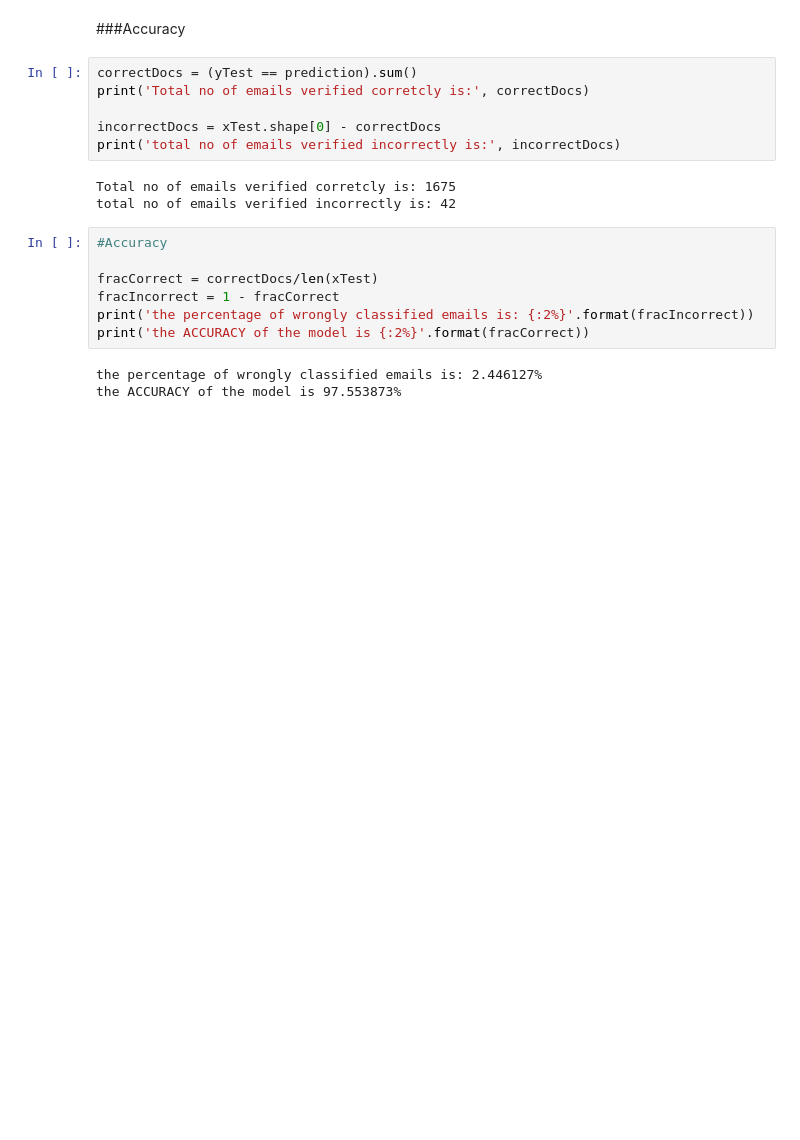
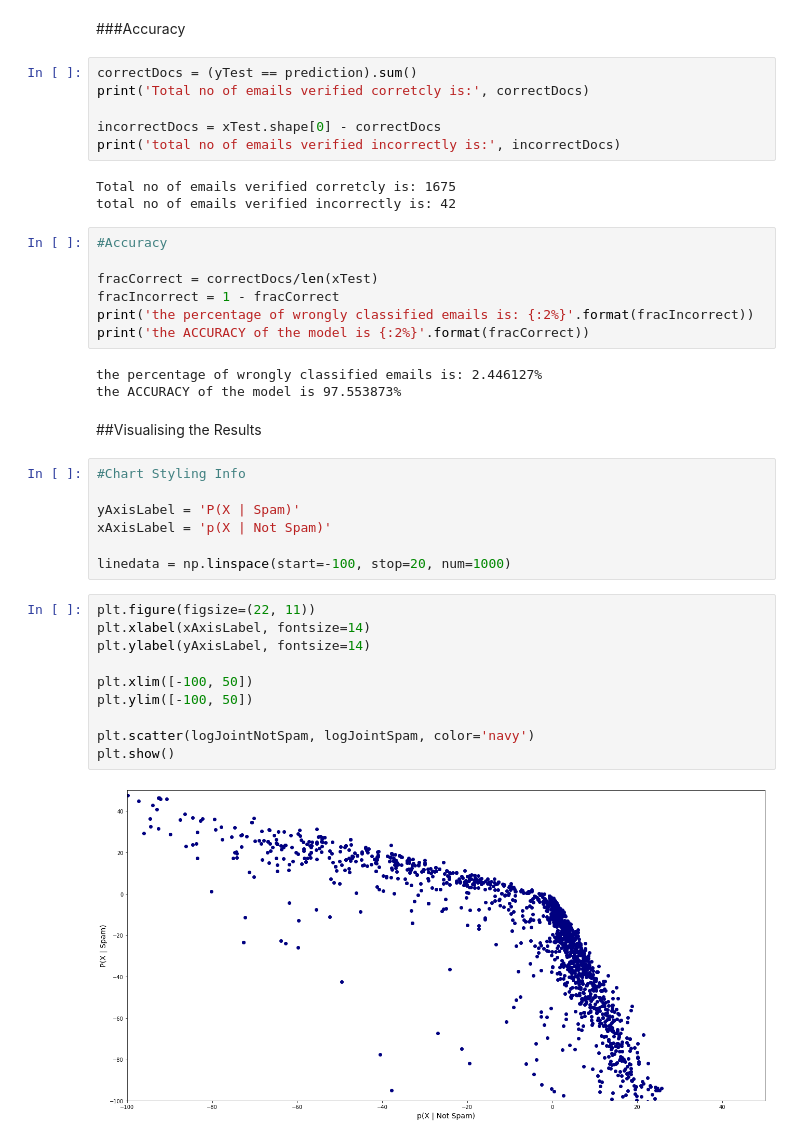
Before and after one commit to makhijakabir/machine-learning, a Jupyter notebook: bayesClassifierESFtesting.ipynb, the cells around one changed output. Cells and saved outputs as stored; diff of their text form; blank space fills up the shorter version.

```diff
--- a/bayesClassifierESFtesting.ipynb
+++ b/bayesClassifierESFtesting.ipynb
@@ -103,3 +103,24 @@ print('the ACCURACY of the model is {:2%}'.format(fracCorrect))
 # %% [output]
 the percentage of wrongly classified emails is: 2.446127%
 the ACCURACY of the model is 97.553873%
+# %% [markdown]
+##Visualising the Results
+# %%
+#Chart Styling Info
+
+yAxisLabel = 'P(X | Spam)'
+xAxisLabel = 'p(X | Not Spam)'
+
+linedata = np.linspace(start=-100, stop=20, num=1000)
+# %%
+plt.figure(figsize=(22, 11))
+plt.xlabel(xAxisLabel, fontsize=14)
+plt.ylabel(yAxisLabel, fontsize=14)
+
+plt.xlim([-100, 50])
+plt.ylim([-100, 50])
+
+plt.scatter(logJointNotSpam, logJointSpam, color='navy')
+plt.show()
+# %% [output]
+[figure, added]
```
Also changed, not shown: parts of 8 cells of this notebook.
